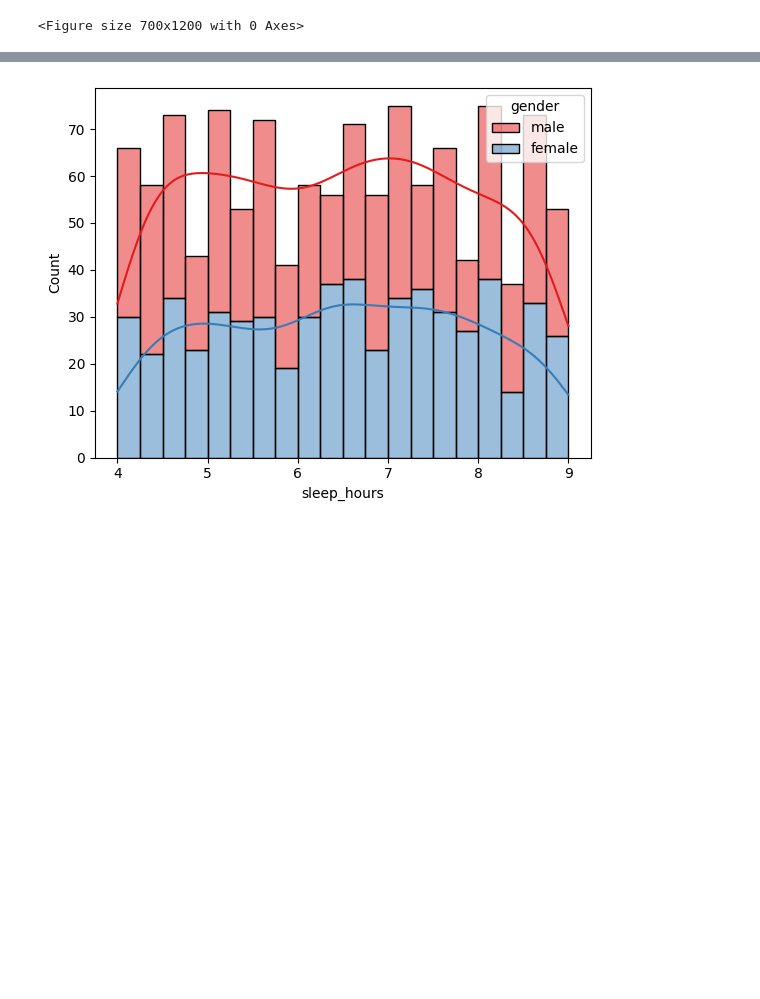
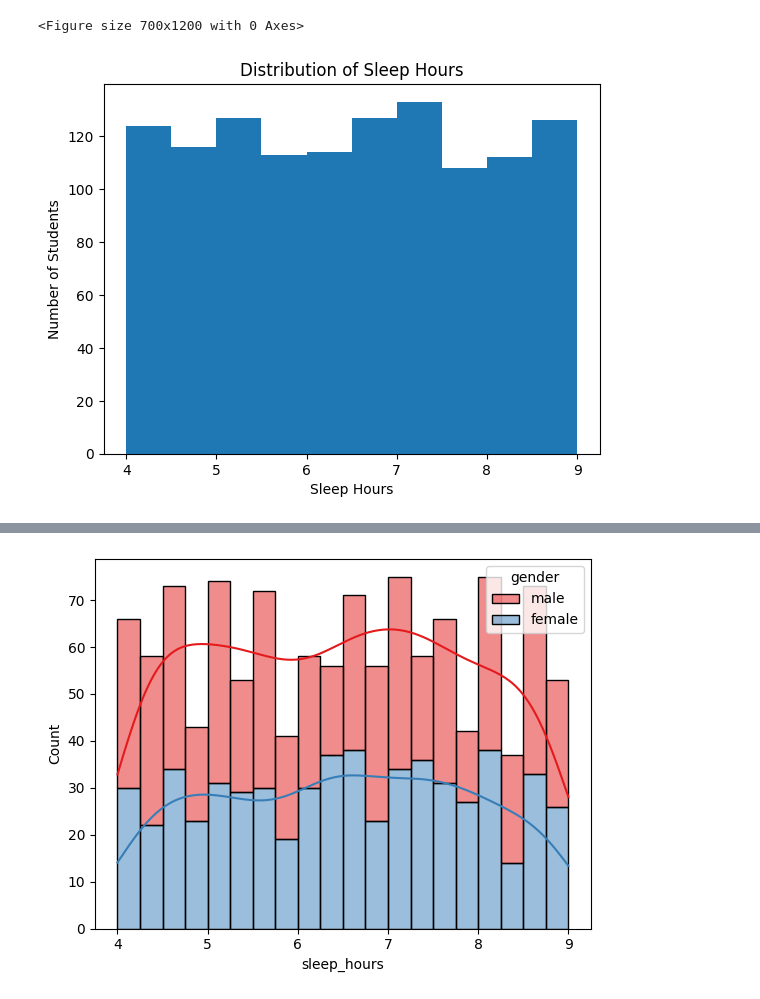
Before and after one commit to dixondanty/AI-ML-internship, a Jupyter notebook: day5/practice_set.ipynb, the cells around one changed output, grey strips where cells are left out. Drawn from its saved outputs; the diff is of its cells as text; code cells hidden in the pictures; blank space fills up the shorter version.

```diff
--- a/day5/practice_set.ipynb
+++ b/day5/practice_set.ipynb
@@ -170,3 +170,12 @@ plt.show()
 # %% [output]
 [figure]
 <Figure size 700x1200 with 0 Axes>
+# %%
+plt.hist(df['sleep_hours'], bins=10)
+
+plt.title("Distribution of Sleep Hours")
+plt.xlabel("Sleep Hours")
+plt.ylabel("Number of Students")
+plt.show()
+# %% [output]
+[figure, added]
```
Also changed, not shown: parts of 2 cells of this notebook.
